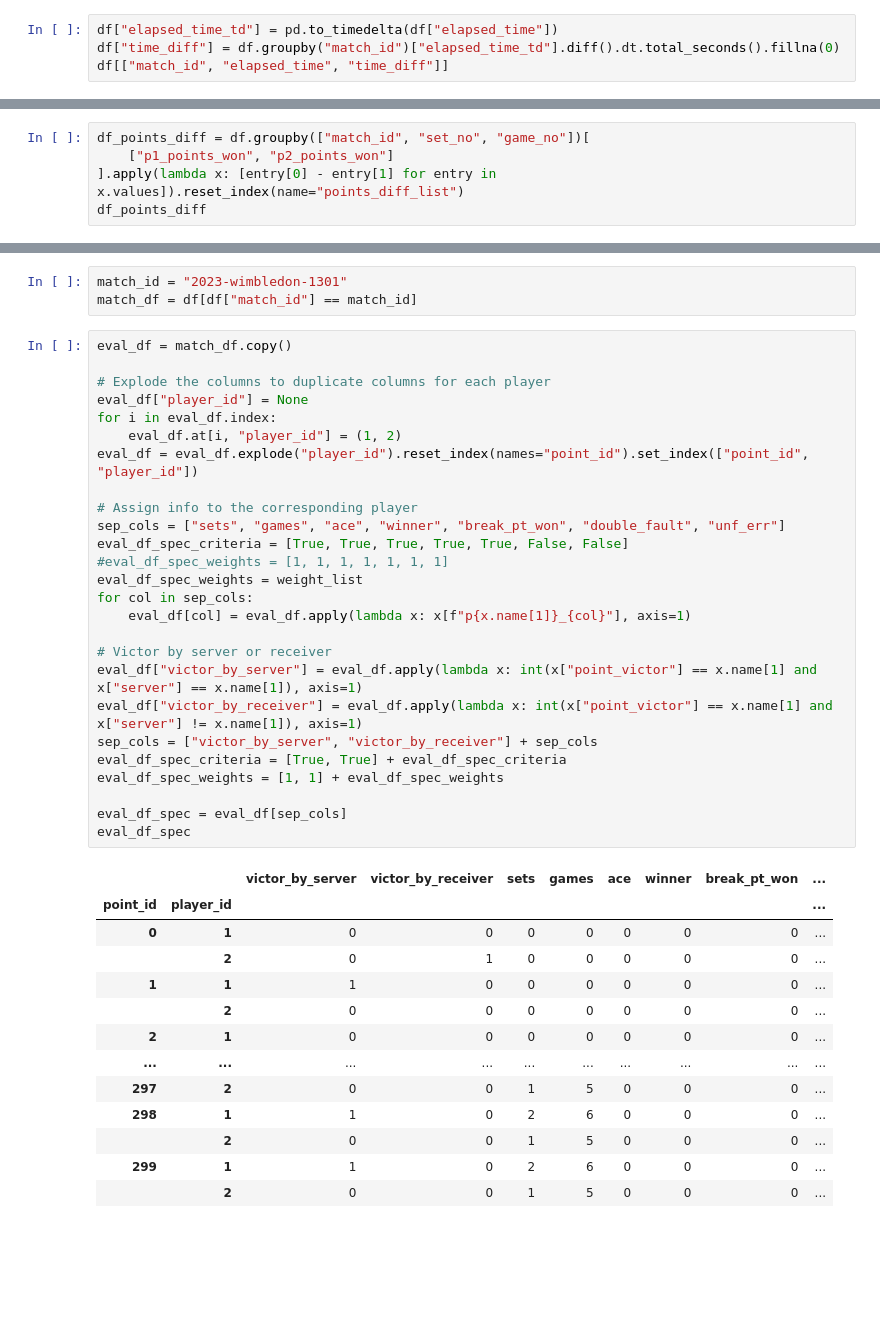
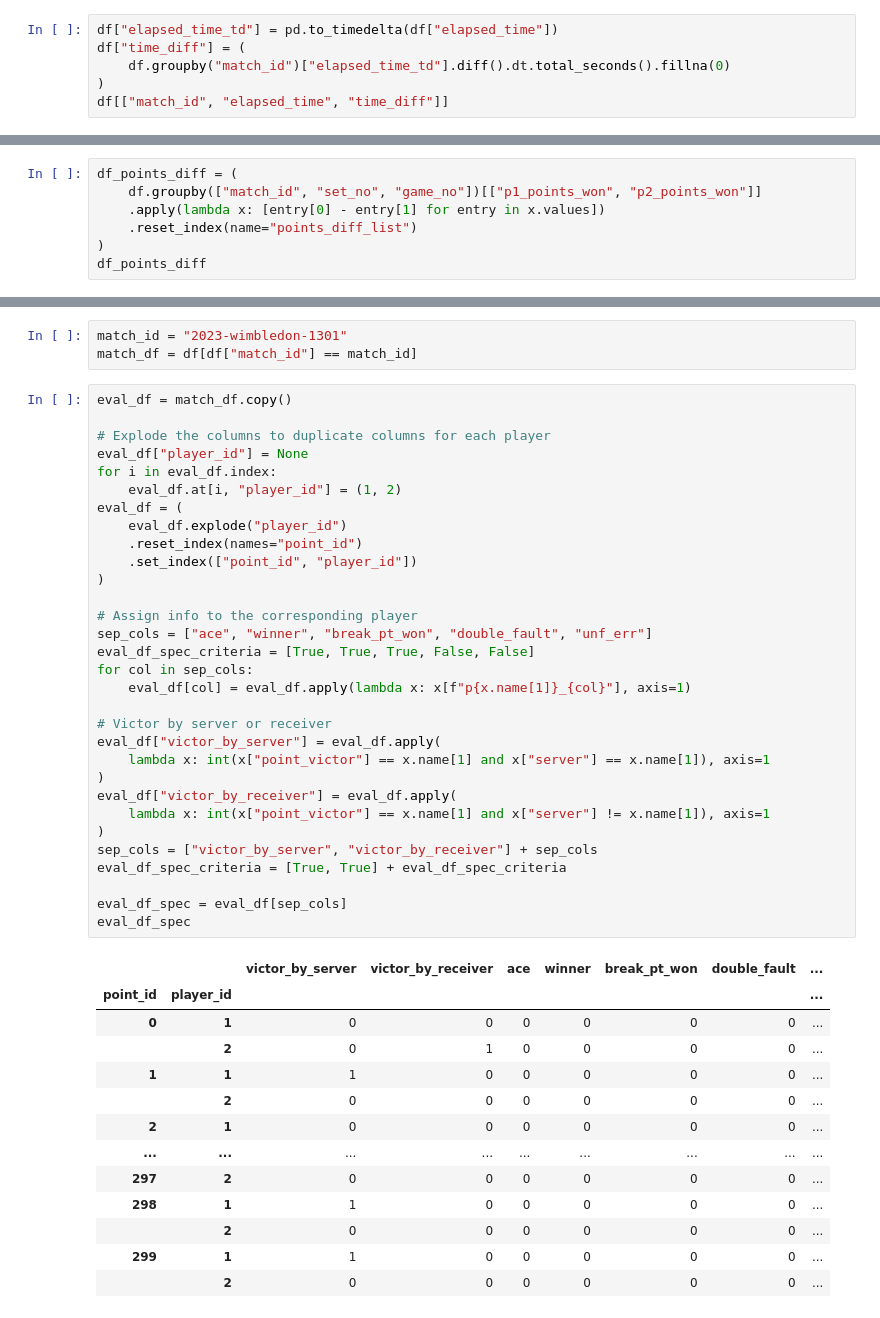
Before and after one commit to Charlie-XIAO/MCM24-xzz, a Jupyter notebook: q1.ipynb, the cells around one changed output, grey strips where cells are left out. Cells and saved outputs as stored; diff of their text form; blank space fills up the shorter version.

```diff
--- a/q1.ipynb
+++ b/q1.ipynb
@@ -11,6 +12,8 @@ df = pd.read_csv("wimbledon.csv")
 # %%
 df["elapsed_time_td"] = pd.to_timedelta(df["elapsed_time"])
-df["time_diff"] = df.groupby("match_id")["elapsed_time_td"].diff().dt.total_seconds().fillna(0)
+df["time_diff"] = (
+    df.groupby("match_id")["elapsed_time_td"].diff().dt.total_seconds().fillna(0)
+)
 df[["match_id", "elapsed_time", "time_diff"]]
 # %% [output]
 |  | match_id | elapsed_time | time_diff |
@@ -29,7 +34,9 @@ df[["match_id", "elapsed_time", "time_diff"]]
 # %%
-df_points_diff = df.groupby(["match_id", "set_no", "game_no"])[
-    ["p1_points_won", "p2_points_won"]
-].apply(lambda x: [entry[0] - entry[1] for entry in x.values]).reset_index(name="points_diff_list")
+df_points_diff = (
+    df.groupby(["match_id", "set_no", "game_no"])[["p1_points_won", "p2_points_won"]]
+    .apply(lambda x: [entry[0] - entry[1] for entry in x.values])
+    .reset_index(name="points_diff_list")
+)
 df_points_diff
 # %% [output]
 |  | match_id | set_no | game_no | points_diff_list |
@@ -176,40 +76,45 @@ match_df = df[df["match_id"] == match_id]
 # %%
 eval_df = match_df.copy()
 
 # Explode the columns to duplicate columns for each player
 eval_df["player_id"] = None
 for i in eval_df.index:
     eval_df.at[i, "player_id"] = (1, 2)
-eval_df = eval_df.explode("player_id").reset_index(names="point_id").set_index(["point_id", "player_id"])
+eval_df = (
+    eval_df.explode("player_id")
+    .reset_index(names="point_id")
+    .set_index(["point_id", "player_id"])
+)
 
 # Assign info to the corresponding player
-sep_cols = ["sets", "games", "ace", "winner", "break_pt_won", "double_fault", "unf_err"]
-eval_df_spec_criteria = [True, True, True, True, True, False, False]
-#eval_df_spec_weights = [1, 1, 1, 1, 1, 1, 1]
-eval_df_spec_weights = weight_list
+sep_cols = ["ace", "winner", "break_pt_won", "double_fault", "unf_err"]
+eval_df_spec_criteria = [True, True, True, False, False]
 for col in sep_cols:
     eval_df[col] = eval_df.apply(lambda x: x[f"p{x.name[1]}_{col}"], axis=1)
 
 # Victor by server or receiver
-eval_df["victor_by_server"] = eval_df.apply(lambda x: int(x["point_victor"] == x.name[1] and x["server"] == x.name[1]), axis=1)
-eval_df["victor_by_receiver"] = eval_df.apply(lambda x: int(x["point_victor"] == x.name[1] and x["server"] != x.name[1]), axis=1)
+eval_df["victor_by_server"] = eval_df.apply(
+    lambda x: int(x["point_victor"] == x.name[1] and x["server"] == x.name[1]), axis=1
+)
+eval_df["victor_by_receiver"] = eval_df.apply(
+    lambda x: int(x["point_victor"] == x.name[1] and x["server"] != x.name[1]), axis=1
+)
 sep_cols = ["victor_by_server", "victor_by_receiver"] + sep_cols
 eval_df_spec_criteria = [True, True] + eval_df_spec_criteria
-eval_df_spec_weights = [1, 1] + eval_df_spec_weights
 
 eval_df_spec = eval_df[sep_cols]
 eval_df_spec
 # %% [output]
-|  |  | victor_by_server | victor_by_receiver | sets | games | ace | winner | break_pt_won | ... |
-| point_id | player_id |  |  |  |  |  |  |  | ... |
-| 0 | 1 | 0 | 0 | 0 | 0 | 0 | 0 | 0 | ... |
-|  | 2 | 0 | 1 | 0 | 0 | 0 | 0 | 0 | ... |
-| 1 | 1 | 1 | 0 | 0 | 0 | 0 | 0 | 0 | ... |
-|  | 2 | 0 | 0 | 0 | 0 | 0 | 0 | 0 | ... |
-| 2 | 1 | 0 | 0 | 0 | 0 | 0 | 0 | 0 | ... |
-| ... | ... | ... | ... | ... | ... | ... | ... | ... | ... |
-| 297 | 2 | 0 | 0 | 1 | 5 | 0 | 0 | 0 | ... |
-| 298 | 1 | 1 | 0 | 2 | 6 | 0 | 0 | 0 | ... |
-|  | 2 | 0 | 0 | 1 | 5 | 0 | 0 | 0 | ... |
-| 299 | 1 | 1 | 0 | 2 | 6 | 0 | 0 | 0 | ... |
-|  | 2 | 0 | 0 | 1 | 5 | 0 | 0 | 0 | ... |
+|  |  | victor_by_server | victor_by_receiver | ace | winner | break_pt_won | double_fault | ... |
+| point_id | player_id |  |  |  |  |  |  | ... |
+| 0 | 1 | 0 | 0 | 0 | 0 | 0 | 0 | ... |
+|  | 2 | 0 | 1 | 0 | 0 | 0 | 0 | ... |
+| 1 | 1 | 1 | 0 | 0 | 0 | 0 | 0 | ... |
+|  | 2 | 0 | 0 | 0 | 0 | 0 | 0 | ... |
+| 2 | 1 | 0 | 0 | 0 | 0 | 0 | 0 | ... |
+| ... | ... | ... | ... | ... | ... | ... | ... | ... |
+| 297 | 2 | 0 | 0 | 0 | 0 | 0 | 0 | ... |
+| 298 | 1 | 1 | 0 | 0 | 0 | 0 | 0 | ... |
+|  | 2 | 0 | 0 | 0 | 0 | 0 | 0 | ... |
+| 299 | 1 | 1 | 0 | 0 | 0 | 0 | 0 | ... |
+|  | 2 | 0 | 0 | 0 | 0 | 0 | 0 | ... |
```
Also changed, not shown: parts of 21 cells of this notebook, 1 other file.
